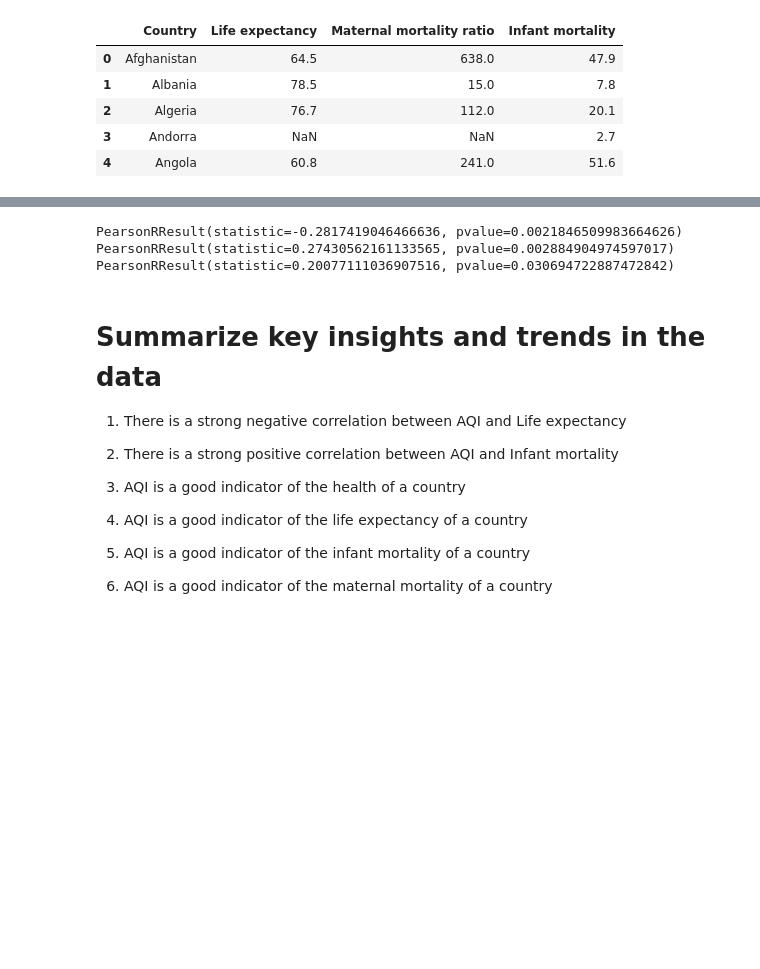
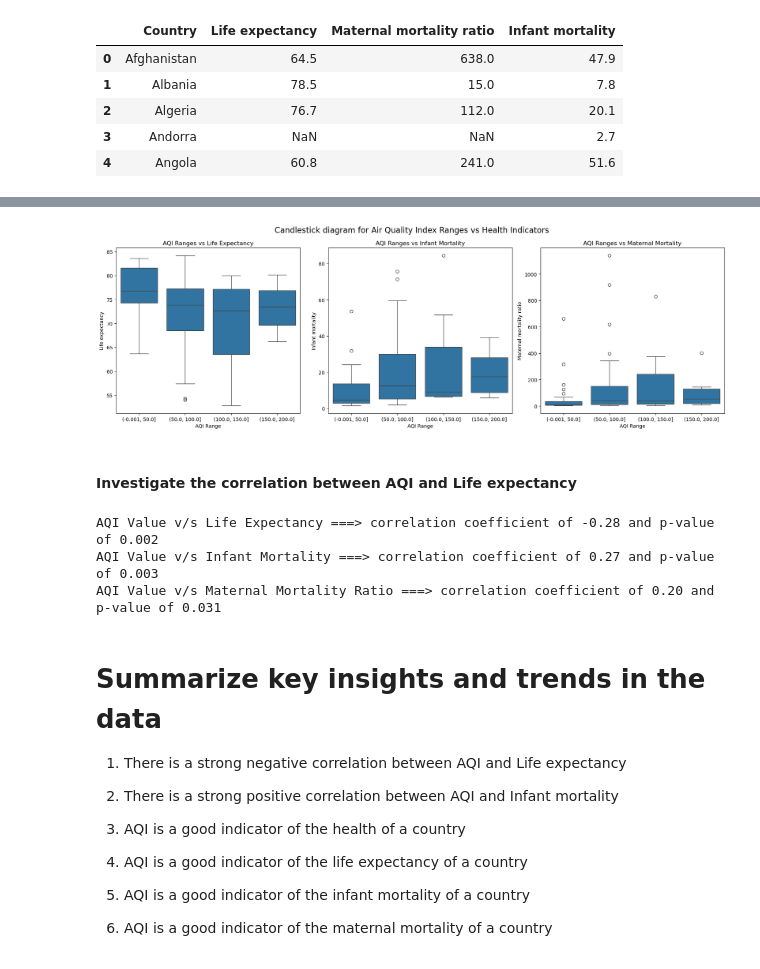
Before and after one commit to tumainimosha/air_quality_health, a Jupyter notebook: air_quality_health.ipynb, the cells around one changed output, grey strips where cells are left out. Drawn from its saved outputs; the diff is of its cells as text; code cells hidden in the pictures; blank space fills up the shorter version.

```diff
--- a/air_quality_health.ipynb
+++ b/air_quality_health.ipynb
@@ -103,19 +183,52 @@ plt.show()
+# %%
+# Plot Candlestick chart for AQI Value
+# Create bins 0-50,50-100,100-150,150-200 for AQI Ranges
+# Define AQI ranges
+bins = [0, 50, 100, 150, 200]
+
+# Create a new column 'AQI Range' in the dataframe
+merged_data['AQI Range'] = pd.cut(merged_data['AQI Value'], bins, include_lowest=True)
+
+
+fig, axs = plt.subplots(1, 3, figsize=(18, 6))
+
+# Create a boxplot for Life expectancy
+sns.boxplot(x='AQI Range', y='Life expectancy', data=merged_data, ax=axs[0])
+axs[0].set_title('AQI Ranges vs Life Expectancy')
+
+# Create a boxplot for Infant Mortality
+sns.boxplot(x='AQI Range', y='Infant mortality', data=merged_data, ax=axs[1])
+axs[1].set_title('AQI Ranges vs Infant Mortality')
+
+# Create a boxplot for Maternal Mortality
+sns.boxplot(x='AQI Range', y='Maternal mortality ratio', data=merged_data, ax=axs[2])
+axs[2].set_title('AQI Ranges vs Maternal Mortality')
+
+# Set overall chart title
+fig.suptitle('Candlestick diagram for Air Quality Index Ranges vs Health Indicators', fontsize=16)
+
+plt.tight_layout()
+plt.show()
+# %% [output]
+[figure, added]
+# %% [markdown]
+#### Investigate the correlation between AQI and Life expectancy
 # %%
 # Investigate the correlation btn AQI and Life expectancy
 from scipy.stats import pearsonr
 
 presultLifeExpectancy = pearsonr(merged_data['AQI Value'], merged_data['Life expectancy'])
-print(presultLifeExpectancy)
+print(f'AQI Value v/s Life Expectancy ===> correlation coefficient of {presultLifeExpectancy.statistic:.2f} and p-value of {presultLifeExpectancy.pvalue:.3f}')
 
 presultInfantMortality = pearsonr(merged_data['AQI Value'], merged_data['Infant mortality'])
-print(presultInfantMortality)
+print(f'AQI Value v/s Infant Mortality ===> correlation coefficient of {presultInfantMortality.statistic:.2f} and p-value of {presultInfantMortality.pvalue:.3f}')
 
 presultMaternalMortality = pearsonr(merged_data['AQI Value'], merged_data['Maternal mortality ratio'])
-print(presultMaternalMortality)
+print(f'AQI Value v/s Maternal Mortality Ratio ===> correlation coefficient of {presultMaternalMortality.statistic:.2f} and p-value of {presultMaternalMortality.pvalue:.3f}')
 # %% [output]
-PearsonRResult(statistic=-0.2817419046466636, pvalue=0.0021846509983664626)
-PearsonRResult(statistic=0.27430562161133565, pvalue=0.002884904974597017)
-PearsonRResult(statistic=0.20077111036907516, pvalue=0.030694722887472842)
+AQI Value v/s Life Expectancy ===> correlation coefficient of -0.28 and p-value of 0.002
+AQI Value v/s Infant Mortality ===> correlation coefficient of 0.27 and p-value of 0.003
+AQI Value v/s Maternal Mortality Ratio ===> correlation coefficient of 0.20 and p-value of 0.031
 # %% [markdown]
 # Summarize key insights and trends in the data
 
```
Also changed, not shown: parts of 16 cells of this notebook, 4 other files.
